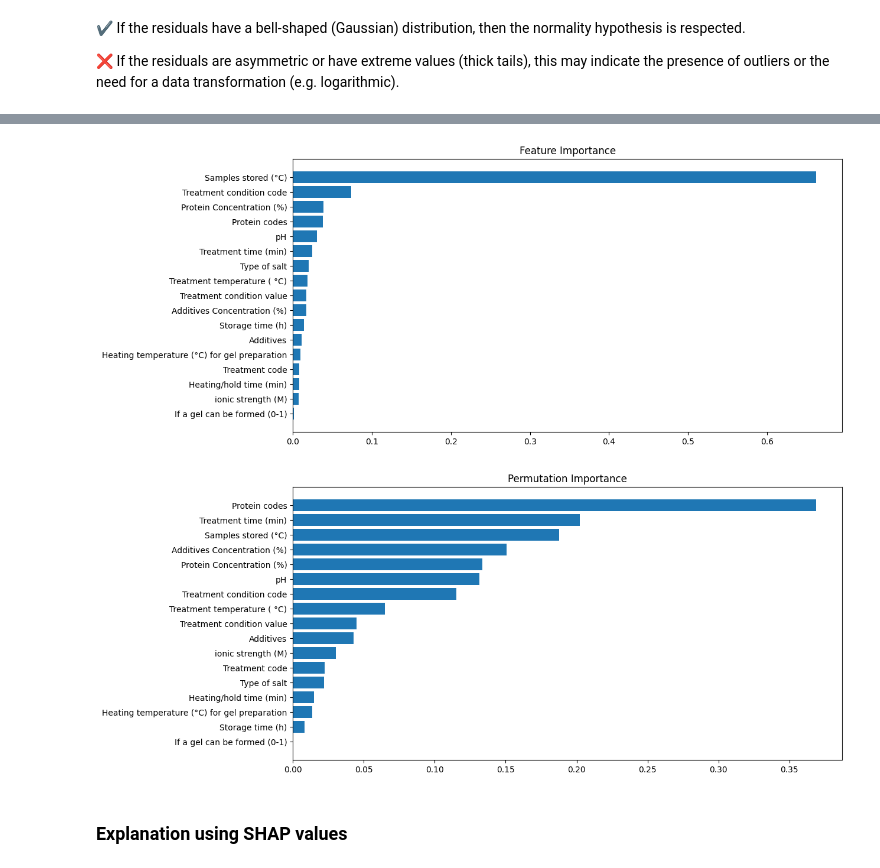
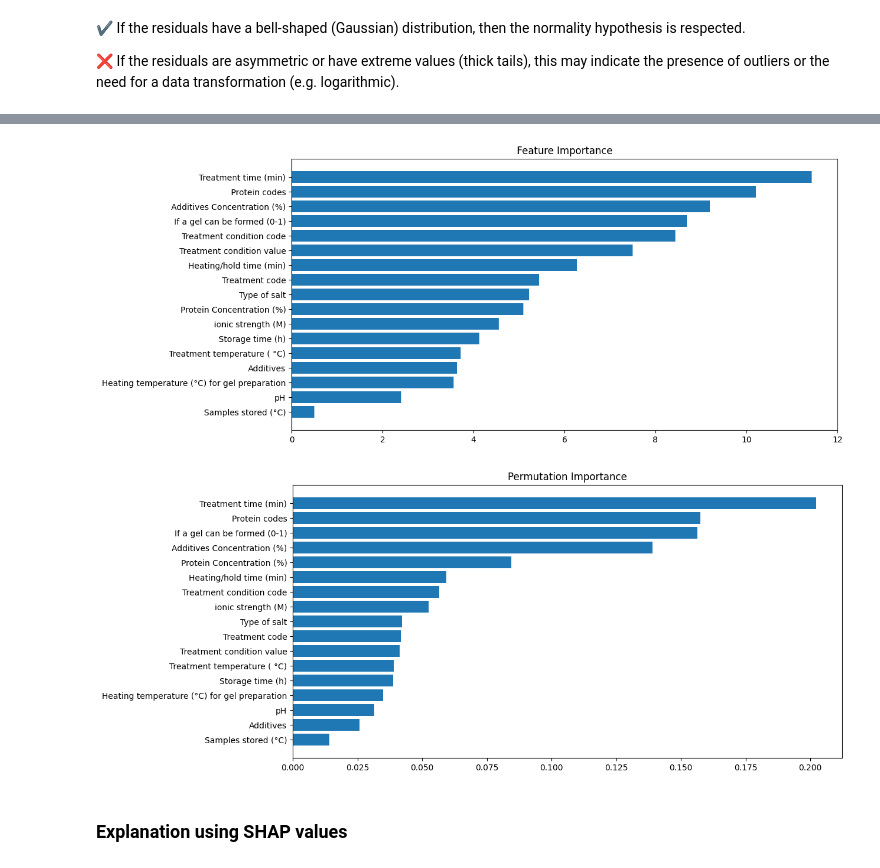
Before and after one commit to AI-BOBBY-SAS/Model_to_predict_GelHardness, a Jupyter notebook: Notebooks/Train_model_regression_improve.ipynb, the cells around one changed output, grey strips where cells are left out. Saved outputs shown, nothing was run; the diff lists cells and outputs as text; code cells hidden in the pictures.

Commit message:
Ajout du notebook

```diff
--- a/Notebooks/Train_model_regression_improve.ipynb
+++ b/Notebooks/Train_model_regression_improve.ipynb
@@ -333,5 +417,5 @@ def knn_imputation_and_evaluation(df):
     return df_imputed
 
 # Exemple d'utilisation :
-df_imputed = knn_imputation_and_evaluation(df)
+df_imputed = knn_imputation_and_evaluation(df_no_outliers)
 # %% [output]
@@ -498,12 +686,24 @@ y = df_imputed['Hardness/firmness/strength (g)']
 # %%
+from sklearn.model_selection import train_test_split
+from sklearn.linear_model import SGDRegressor, ElasticNet
+from sklearn.ensemble import GradientBoostingRegressor, AdaBoostRegressor, RandomForestRegressor
+from sklearn.svm import LinearSVR
+from sklearn.neighbors import KNeighborsRegressor
 from catboost import CatBoostRegressor
 from xgboost import XGBRegressor
 import lightgbm as lgb
 
-# 5. Séparation des données en ensembles d'entraînement et de test (80% Train et 20% Test)
-X_train, X_test, y_train, y_test = train_test_split(X, y, test_size=0.2, random_state=42)
 
-# 8. Initialisation des modèles
+# ----------------------------
+# Séparation train/test
+# ----------------------------
+X_train, X_test, y_train, y_test = train_test_split(
+    X, y_boxcox_series, test_size=0.2, random_state=42
+)
+
+# ----------------------------
+# Initialisation des modèles
+# ----------------------------
 models = {
     "SGDRegressor": SGDRegressor(max_iter=1000, tol=1e-3, random_state=42),
     "ElasticNet": ElasticNet(alpha=0.1, l1_ratio=0.5, random_state=42),
@@ -537,9 +737,10 @@ for name, model in models.items():
 
     # Calcul des métriques
     metrics = {
-        "R²": r2_score(y_test, y_pred) * 100,  # Conversion en pourcentage
-        "MAE": mean_absolute_error(y_test, y_pred),
-        "MSE": mean_squared_error(y_test, y_pred)
+        "R²": round(r2_score(y_test, y_pred) * 100, 2),  # Conversion en pourcentage et arrondi
+        "MAE": round(mean_absolute_error(y_test, y_pred), 2),
+        "MSE": round(mean_squared_error(y_test, y_pred), 2),
+        "RMSE": round(mean_squared_error(y_test, y_pred, squared=False), 2)  # Ajout de la RMSE
     }
 
     # Stockage des résultats dans une liste
@@ -548,8 +749,8 @@ for name, model in models.items():
 # 10. Affichage des résultats sous forme de DataFrame
 df_results = pd.DataFrame(results).sort_values(by="R²", ascending=False)
 
-# Arrondir R² à 2 décimales et forcer l'affichage sans notation scientifique
-df_results["R²"] = df_results["R²"].apply(lambda x: f"{x:.2f}")
+# Affichage du DataFrame sans notation scientifique
+pd.set_option("display.float_format", "{:.2f}".format)
 
 # Affichage des résultats
 df_results
@@ -586,10 +786,11 @@ Taille de y_test : (213,)
 # %%
-from sklearn.impute import SimpleImputer
 from catboost import CatBoostRegressor
 
-# Créer et entraîner le modèle CatBoost avec les données transformées
-Xg_boost_model = XGBRegressor(n_estimators=100, random_state=42)
-Xg_boost_model.fit(X_train, y_train)
+# Initialisation du modèle
+model = XGBRegressor(n_estimators=100, random_state=42)
+
+# Entraînement du modèle avec les features ET la cible
+model.fit(X_train, y_train)
 # %% [output]
 XGBRegressor(base_score=None, booster=None, callbacks=None,
              colsample_bylevel=None, colsample_bynode=None,
@@ -915,19 +1072,19 @@ plt.show()
 # %%
 from matplotlib import pyplot as plt
 
-feature_importance = Xg_boost_model.feature_importances_
+feature_importance = model.feature_importances_
 sorted_idx = np.argsort(feature_importance)
 fig = plt.figure(figsize=(12, 6))
 plt.barh(range(len(sorted_idx)), feature_importance[sorted_idx], align='center')
 plt.yticks(range(len(sorted_idx)), np.array(X_test.columns)[sorted_idx])
 plt.title('Feature Importance')
 plt.show()
 # %% [output]
-[figure, old version]
+[figure, new version]
 # %%
 from sklearn.inspection import permutation_importance
 
-perm_importance = permutation_importance(Xg_boost_model, X_test, y_test, n_repeats=10, random_state=1066)
+perm_importance = permutation_importance(model, X_test, y_test, n_repeats=10, random_state=1066)
 sorted_idx = perm_importance.importances_mean.argsort()
 fig = plt.figure(figsize=(12, 6))
 plt.barh(range(len(sorted_idx)), perm_importance.importances_mean[sorted_idx], align='center')
@@ -935,7 +1092,7 @@ plt.yticks(range(len(sorted_idx)), np.array(X_test.columns)[sorted_idx])
 plt.title('Permutation Importance')
 plt.show()
 # %% [output]
-[figure, old version]
+[figure, new version]
 # %% [markdown]
 ### Explanation using SHAP values
 # %%
```
Also changed, not shown: parts of 40 cells of this notebook.
